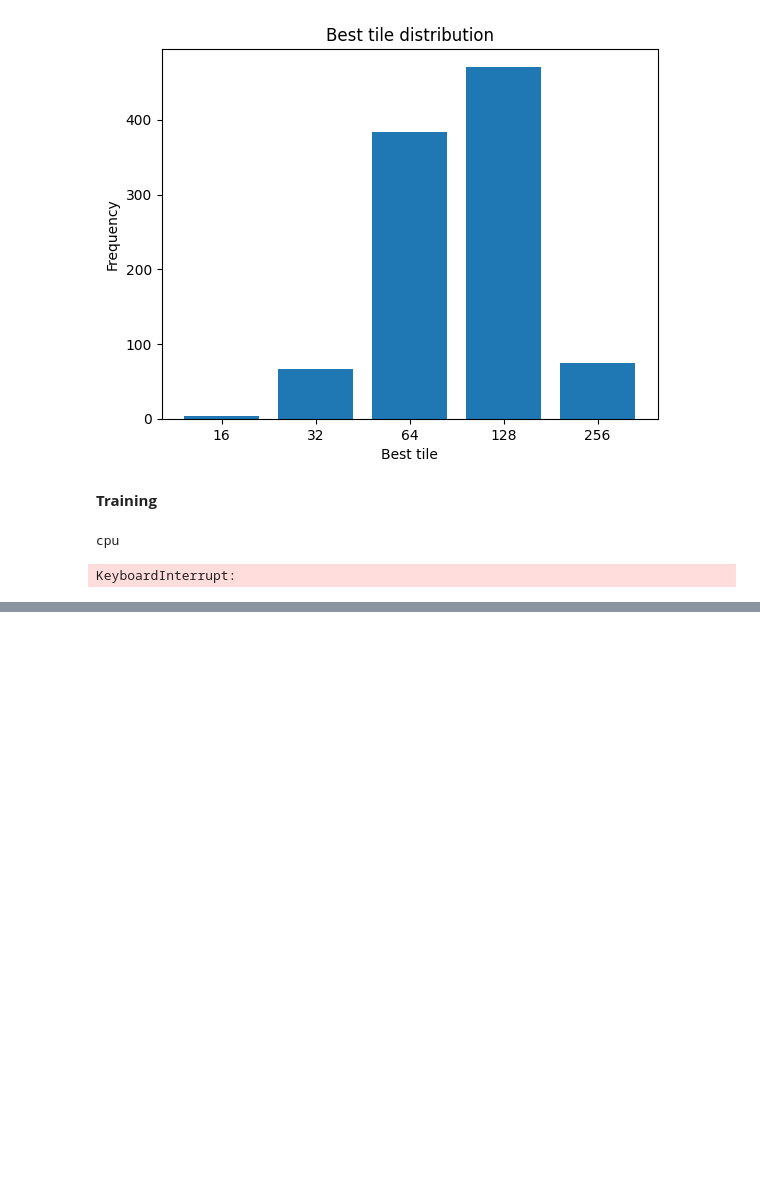
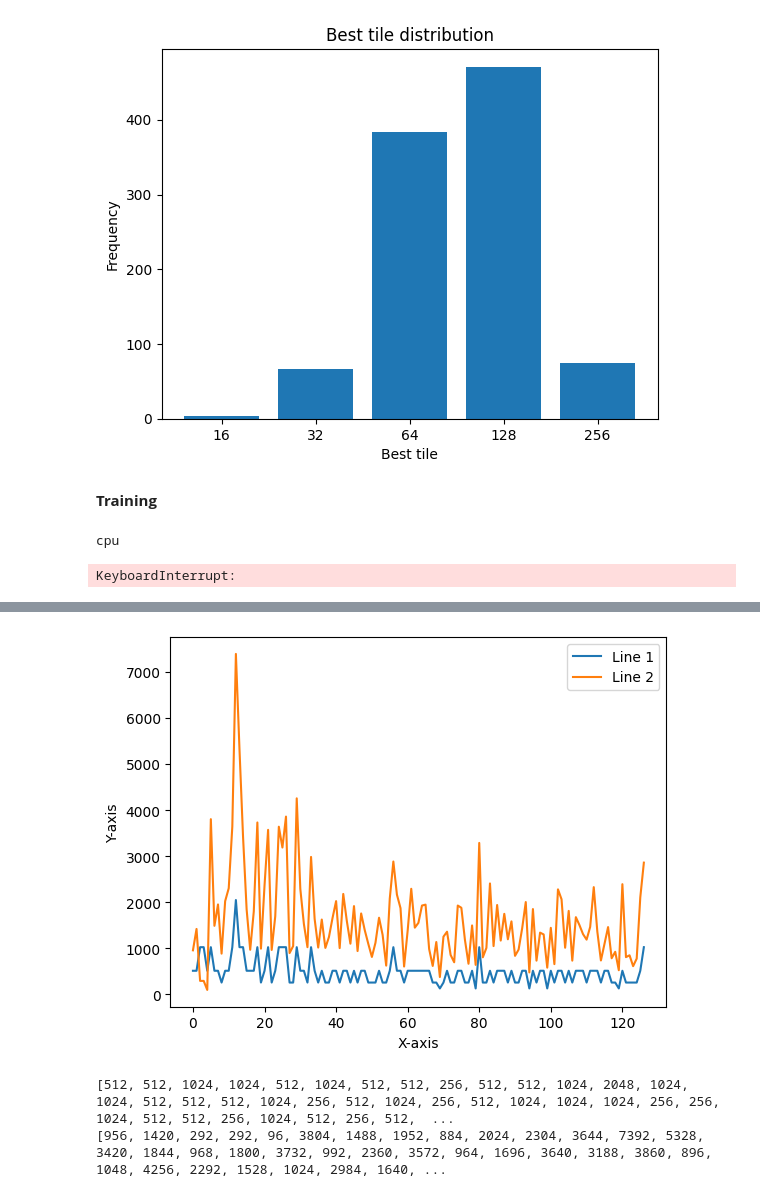
Before and after one commit to codyarvonen/2048, a Jupyter notebook: train.ipynb, the cells around one changed output, grey strips where cells are left out. Drawn from its saved outputs; the diff is of its cells as text; code cells hidden in the pictures; blank space fills up the shorter version.

```diff
--- a/train.ipynb
+++ b/train.ipynb
@@ -226,0 +232,19 @@ plt.show()
+# %%
+
+plt.plot(trained_best_tiles)
+plt.plot(trained_scores)
+
+# add labels and legend
+plt.xlabel('X-axis')
+plt.ylabel('Y-axis')
+plt.legend(['Line 1', 'Line 2'])
+
+# display the plot
+plt.show()
+
+print(trained_best_tiles)
+print(trained_scores)
+# %% [output]
+[figure, added]
+[512, 512, 1024, 1024, 512, 1024, 512, 512, 256, 512, 512, 1024, 2048, 1024, 1024, 512, 512, 512, 1024, 256, 512, 1024, 256, 512, 1024, 1024, 1024, 256, 256, 1024, 512, 512, 256, 1024, 512, 256, 512,  ...
+[956, 1420, 292, 292, 96, 3804, 1488, 1952, 884, 2024, 2304, 3644, 7392, 5328, 3420, 1844, 968, 1800, 3732, 992, 2360, 3572, 964, 1696, 3640, 3188, 3860, 896, 1048, 4256, 2292, 1528, 1024, 2984, 1640, ...
```
Also changed, not shown: parts of 6 cells of this notebook.
